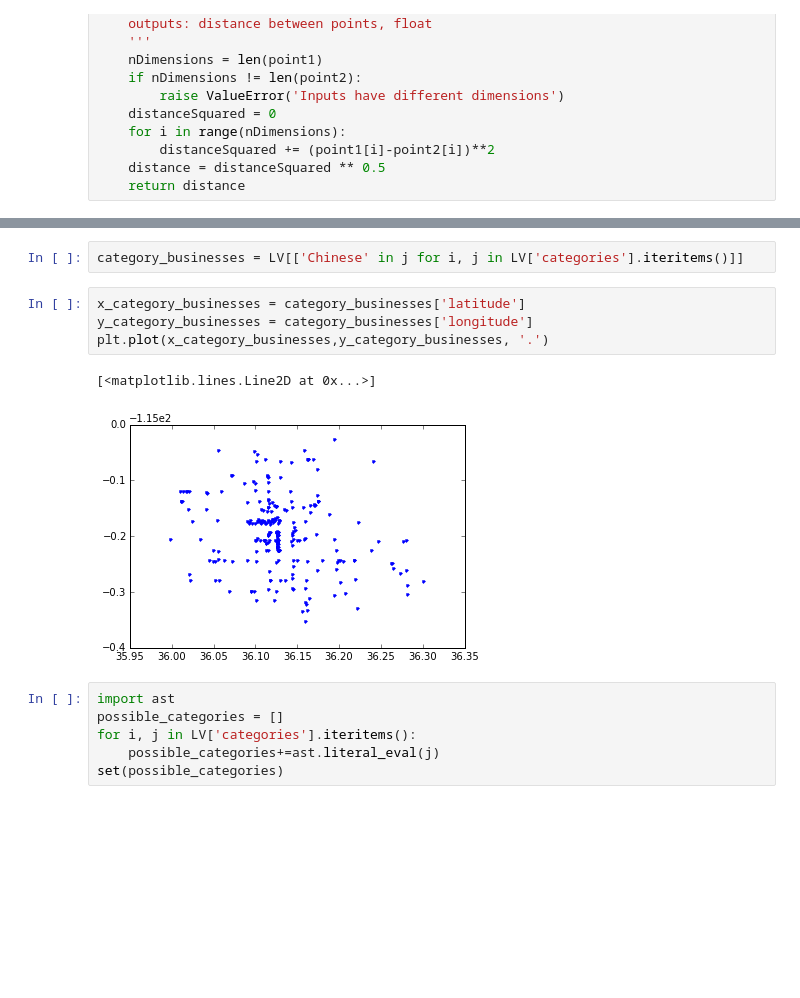
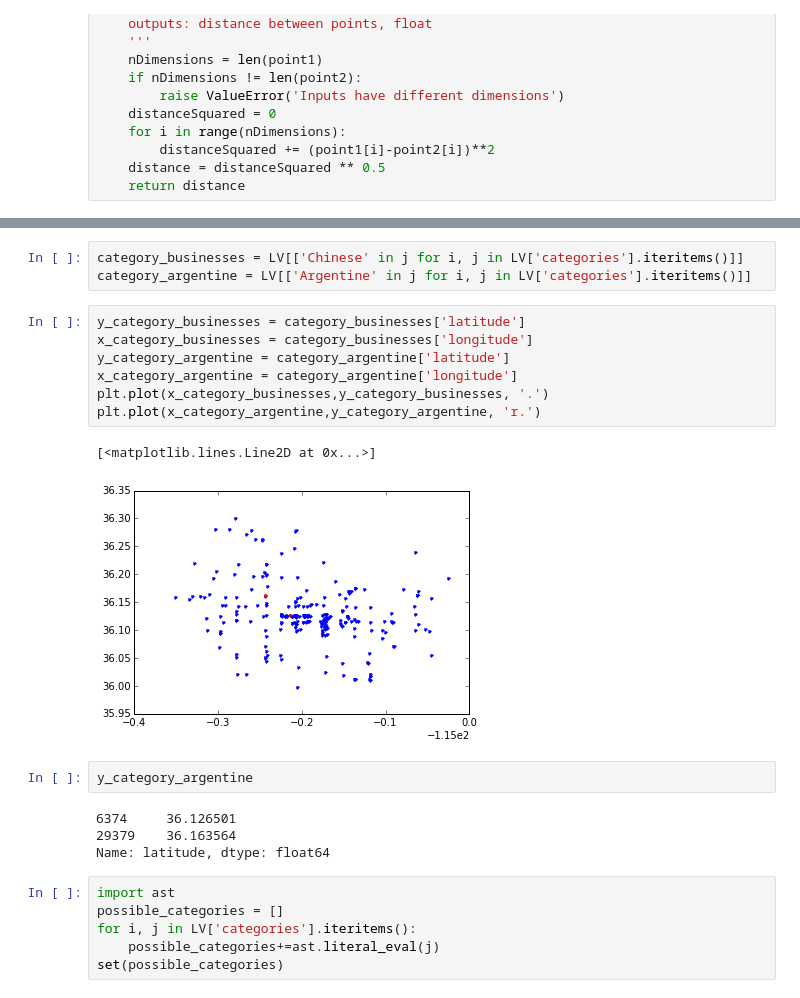
Before and after one commit to drsaltiel/GA_final, a Jupyter notebook: exploration.ipynb, the cells around one changed output, grey strips where cells are left out. Saved outputs shown, nothing was run; the diff lists cells and outputs as text; blank space fills up the shorter version.

Commit message:
added plotting neighborhoods

```diff
--- a/exploration.ipynb
+++ b/exploration.ipynb
@@ -324,12 +336,22 @@ ave_min_distance('Argentine', LV)
 # %%
 category_businesses = LV[['Chinese' in j for i, j in LV['categories'].iteritems()]]
+category_argentine = LV[['Argentine' in j for i, j in LV['categories'].iteritems()]]
 # %%
-x_category_businesses = category_businesses['latitude']
-y_category_businesses = category_businesses['longitude']
+y_category_businesses = category_businesses['latitude']
+x_category_businesses = category_businesses['longitude']
+y_category_argentine = category_argentine['latitude']
+x_category_argentine = category_argentine['longitude']
 plt.plot(x_category_businesses,y_category_businesses, '.')
+plt.plot(x_category_argentine,y_category_argentine, 'r.')
 # %% [output]
 [<matplotlib.lines.Line2D at 0x...>]
-[figure, old version]
+[figure, new version]
+# %%
+y_category_argentine
+# %% [output]
+6374     36.126501
+29379    36.163564
+Name: latitude, dtype: float64
 # %%
 import ast
 possible_categories = []
```
Also changed, not shown: parts of 15 cells of this notebook.
